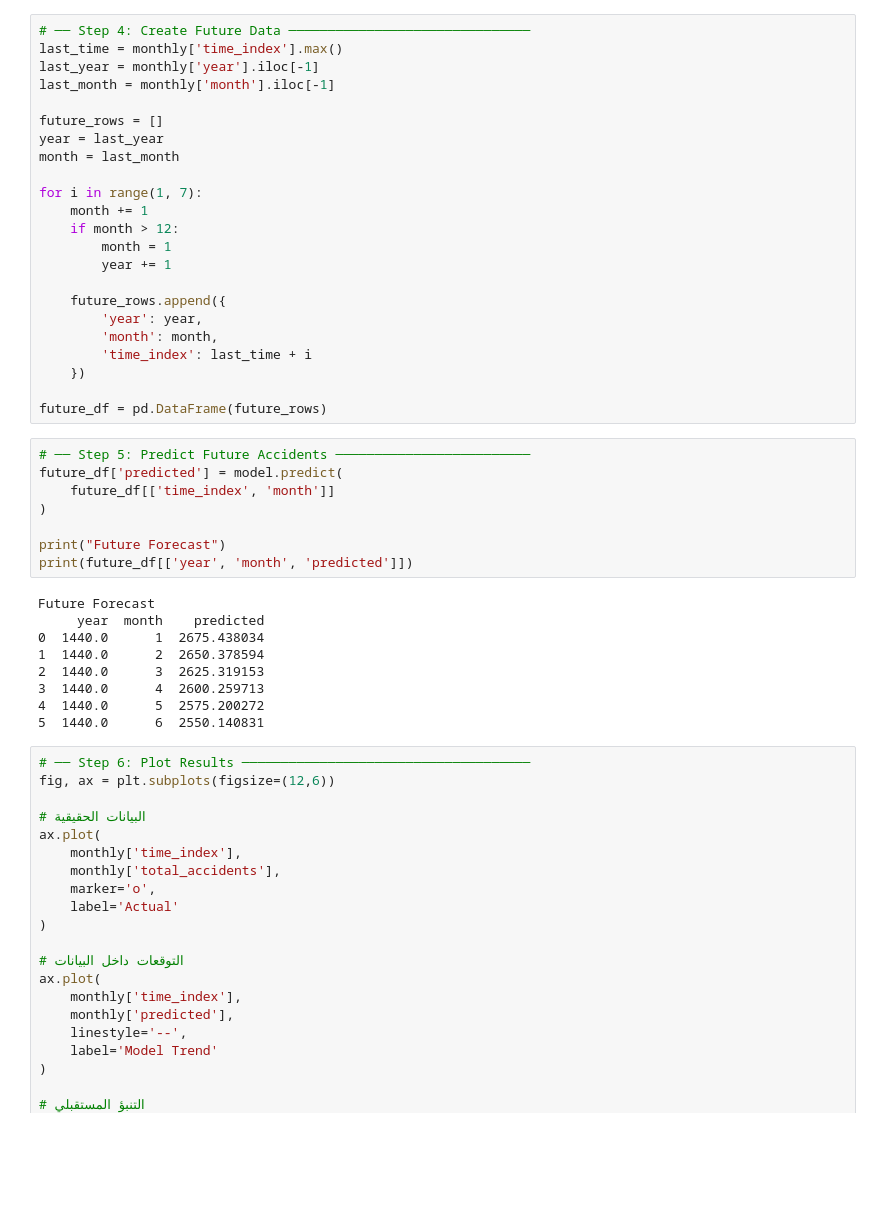
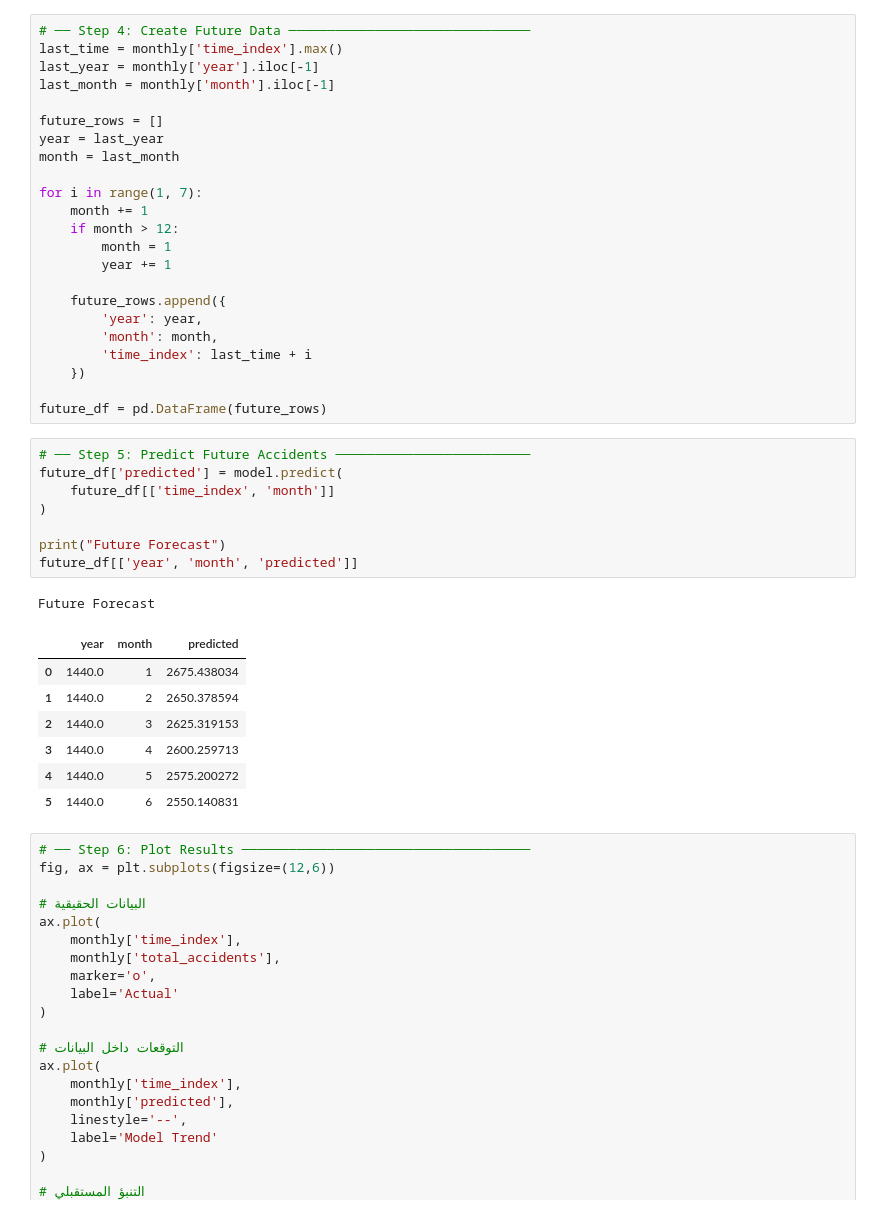
Before and after one commit to Nawaf-Alorabi/EDA-Project, a Jupyter notebook: EDA_Project_Code.ipynb, the cells around one changed output. Cells and saved outputs as stored; diff of their text form; blank space fills up the shorter version.

```diff
--- a/EDA_Project_Code.ipynb
+++ b/EDA_Project_Code.ipynb
@@ -627,20 +621,20 @@ future_df = pd.DataFrame(future_rows)
 # %%
 # ── Step 5: Predict Future Accidents ─────────────────────────
 future_df['predicted'] = model.predict(
     future_df[['time_index', 'month']]
 )
 
 print("Future Forecast")
-print(future_df[['year', 'month', 'predicted']])
+future_df[['year', 'month', 'predicted']]
 # %% [output]
 Future Forecast
-     year  month    predicted
-0  1440.0      1  2675.438034
-1  1440.0      2  2650.378594
-2  1440.0      3  2625.319153
-3  1440.0      4  2600.259713
-4  1440.0      5  2575.200272
-5  1440.0      6  2550.140831
+|  | year | month | predicted |
+| 0 | 1440.0 | 1 | 2675.438034 |
+| 1 | 1440.0 | 2 | 2650.378594 |
+| 2 | 1440.0 | 3 | 2625.319153 |
+| 3 | 1440.0 | 4 | 2600.259713 |
+| 4 | 1440.0 | 5 | 2575.200272 |
+| 5 | 1440.0 | 6 | 2550.140831 |
 # %%
 # ── Step 6: Plot Results ─────────────────────────────────────
 fig, ax = plt.subplots(figsize=(12,6))
```
Also changed, not shown: parts of 14 cells of this notebook.
